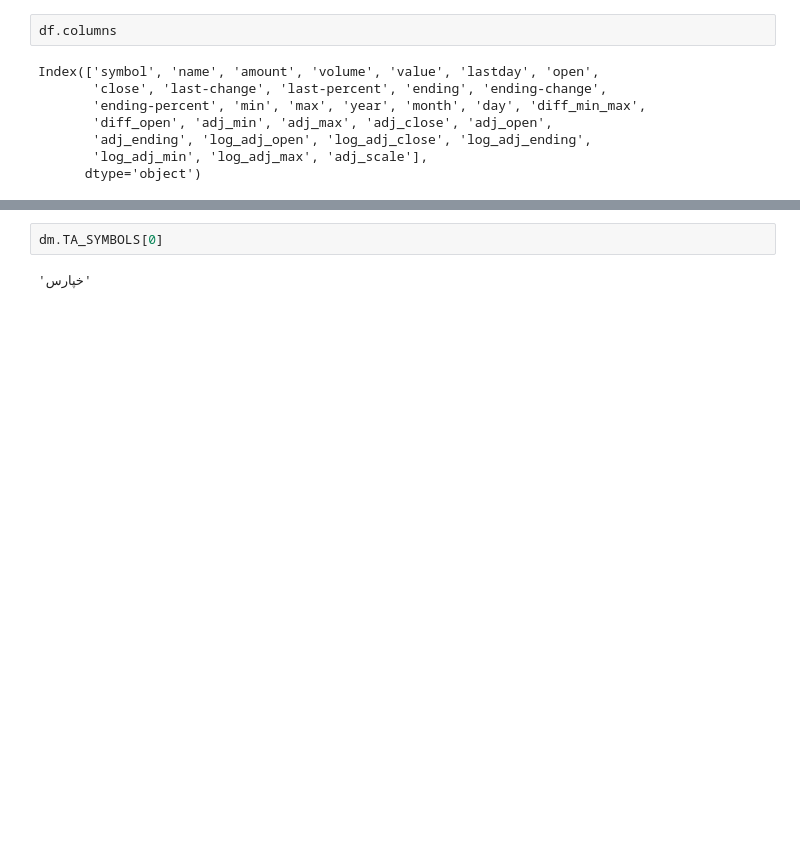
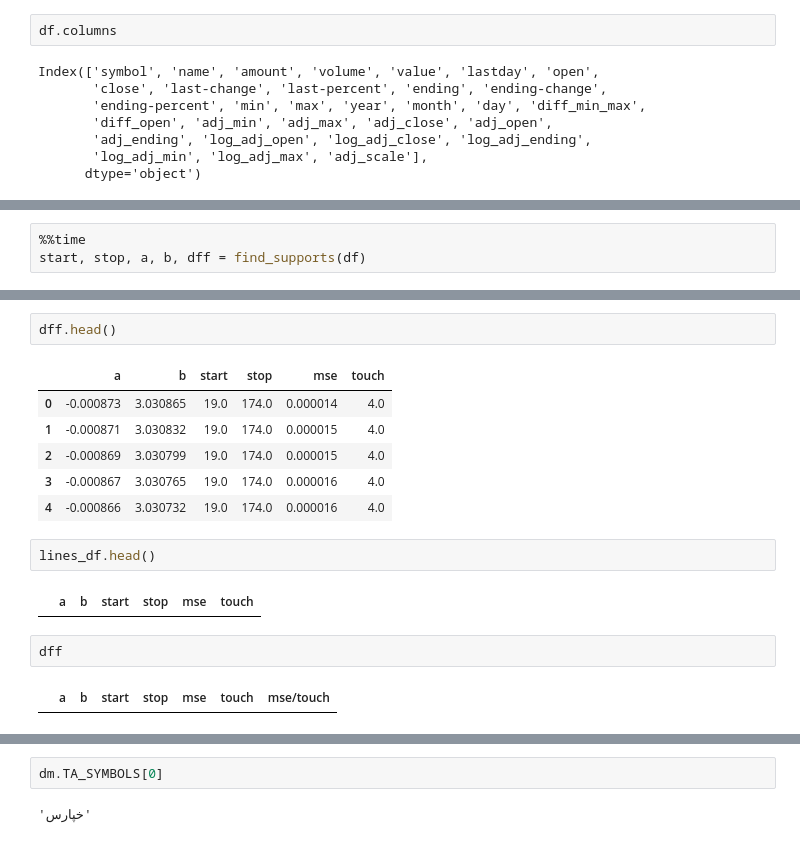
Before and after one commit to miladmirzazadeh/Parooo, a Jupyter notebook: models/technical_analysis_module.ipynb, the cells around one changed output, grey strips where cells are left out. Cells and saved outputs as stored; diff of their text form; blank space fills up the shorter version.

```diff
--- a/models/technical_analysis_module.ipynb
+++ b/models/technical_analysis_module.ipynb
@@ -218,0 +536,3 @@ def find_resistances(df,minimum_touch=3):
+# %%
+%%time
+start, stop, a, b, dff = find_supports(df)
@@ -219,3 +543,20 @@ def find_resistances(df,minimum_touch=3):
+# %%
+dff.head()
+# %% [output]
+|  | a | b | start | stop | mse | touch |
+| 0 | -0.000873 | 3.030865 | 19.0 | 174.0 | 0.000014 | 4.0 |
+| 1 | -0.000871 | 3.030832 | 19.0 | 174.0 | 0.000015 | 4.0 |
+| 2 | -0.000869 | 3.030799 | 19.0 | 174.0 | 0.000015 | 4.0 |
+| 3 | -0.000867 | 3.030765 | 19.0 | 174.0 | 0.000016 | 4.0 |
+| 4 | -0.000866 | 3.030732 | 19.0 | 174.0 | 0.000016 | 4.0 |
+# %%
+lines_df.head()
+# %% [output]
+|  | a | b | start | stop | mse | touch |
+# %%
+dff
+# %% [output]
+|  | a | b | start | stop | mse | touch | mse/touch |
 # %%
 from data_provider import DataModel
 dm = DataModel()
```
Also changed, not shown: parts of 26 cells of this notebook, 9 other files.
